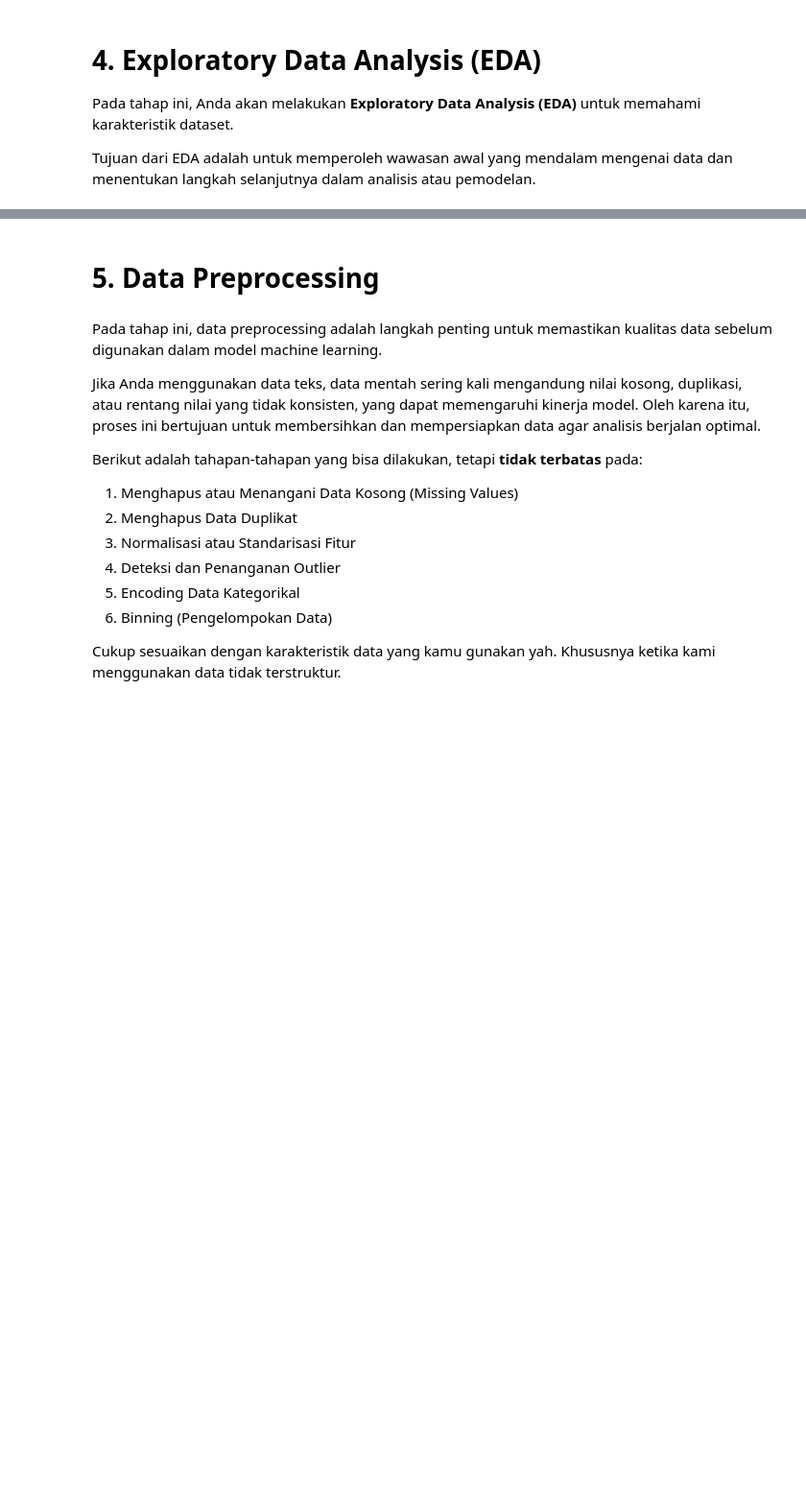
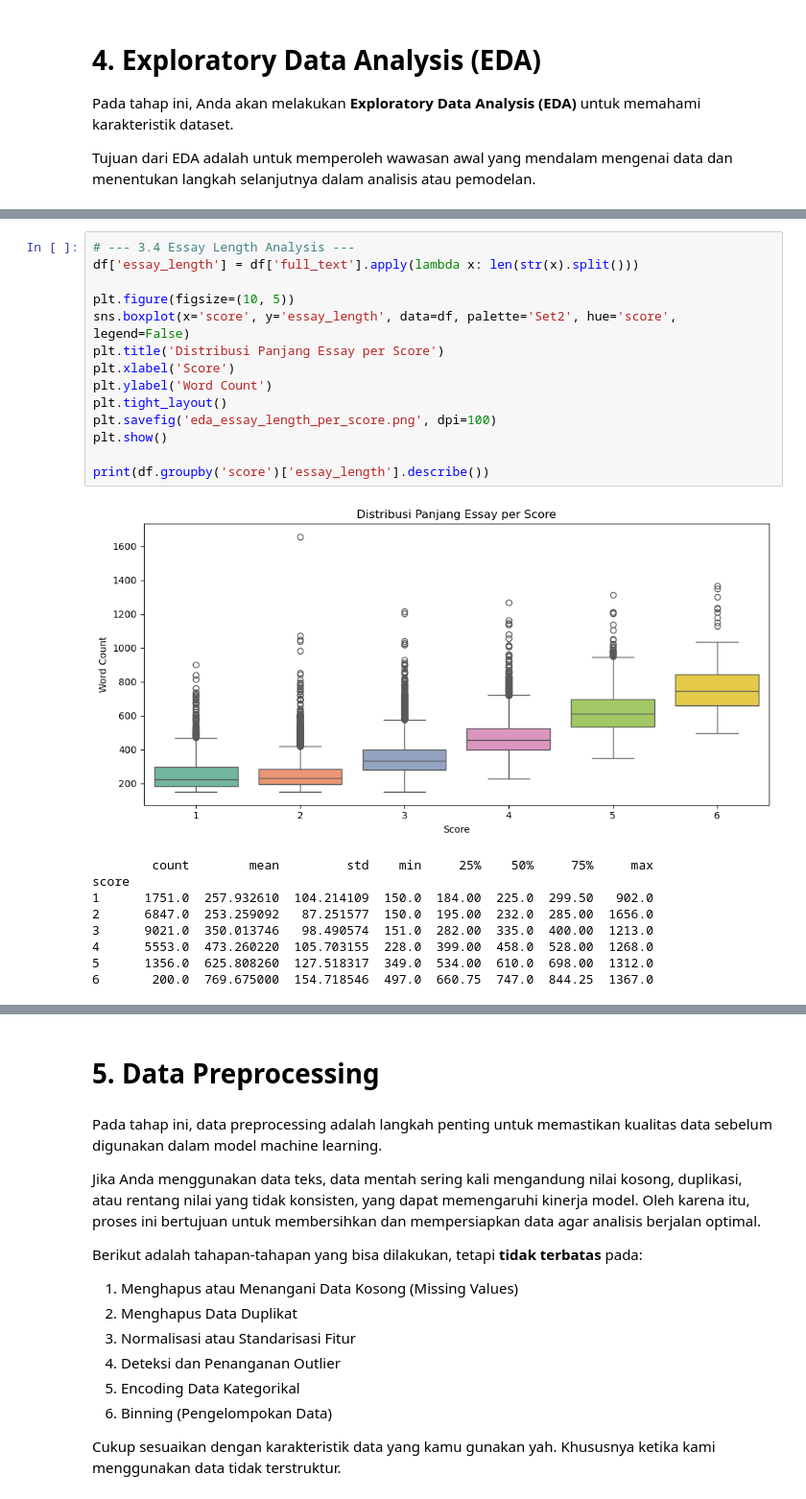
Before and after one commit to andrisptra/Eksperimen_SML_Andri_Kelana_Saputra, a Jupyter notebook: preprocessing/Eksperimen_Andri_Kelana_Saputra.ipynb, the cells around one changed output, grey strips where cells are left out. Shown at 96% size. Cells and saved outputs as stored; diff of their text form; blank space fills up the shorter version.

```diff
--- a/preprocessing/Eksperimen_Andri_Kelana_Saputra.ipynb
+++ b/preprocessing/Eksperimen_Andri_Kelana_Saputra.ipynb
@@ -96,0 +162,24 @@ Tujuan dari EDA adalah untuk memperoleh wawasan awal yang mendalam mengenai data
+# %%
+# --- 3.4 Essay Length Analysis ---
+df['essay_length'] = df['full_text'].apply(lambda x: len(str(x).split()))
+
+plt.figure(figsize=(10, 5))
+sns.boxplot(x='score', y='essay_length', data=df, palette='Set2', hue='score', legend=False)
+plt.title('Distribusi Panjang Essay per Score')
+plt.xlabel('Score')
+plt.ylabel('Word Count')
+plt.tight_layout()
+plt.savefig('eda_essay_length_per_score.png', dpi=100)
+plt.show()
+
+print(df.groupby('score')['essay_length'].describe())
+# %% [output]
+[figure, added]
+        count        mean         std    min     25%    50%     75%     max
+score
+1      1751.0  257.932610  104.214109  150.0  184.00  225.0  299.50   902.0
+2      6847.0  253.259092   87.251577  150.0  195.00  232.0  285.00  1656.0
+3      9021.0  350.013746   98.490574  151.0  282.00  335.0  400.00  1213.0
+4      5553.0  473.260220  105.703155  228.0  399.00  458.0  528.00  1268.0
+5      1356.0  625.808260  127.518317  349.0  534.00  610.0  698.00  1312.0
+6       200.0  769.675000  154.718546  497.0  660.75  747.0  844.25  1367.0
```
Also changed, not shown: parts of 14 cells of this notebook, 1 other file.
